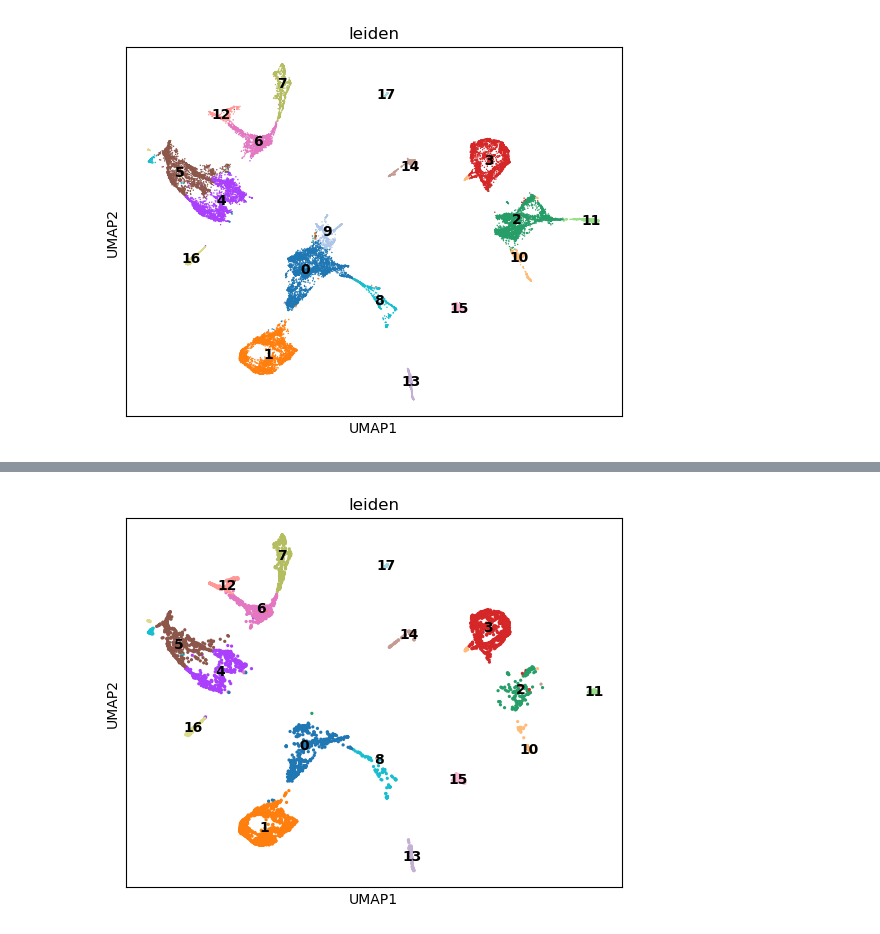
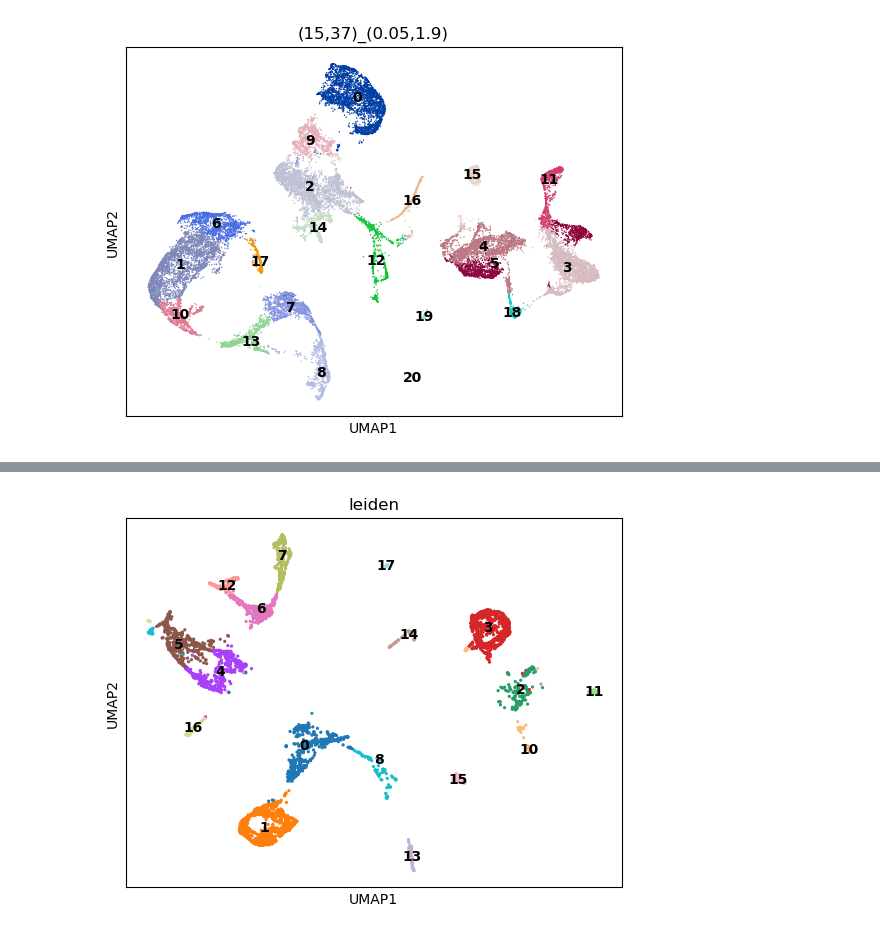
Before and after one commit to hunyei/combined_samples, a Jupyter notebook: notebook/04_clustering_combined.ipynb, the cells around one changed output, grey strips where cells are left out. Drawn from its saved outputs; the diff is of its cells as text; code cells hidden in the pictures.

```diff
--- a/notebook/04_clustering_combined.ipynb
+++ b/notebook/04_clustering_combined.ipynb
@@ -110,19 +122,19 @@ plt.show()
 # %%
 #decided clustering combination
-n_pcs=27
-n_neighbors=25
-min_dist=0.005
-spread=1
+n_pcs=15
+n_neighbors=37
+min_dist=0.05
+spread=1.9
 adata_transformed = adata_combined.copy()
 sc.pp.normalize_total(adata_transformed, target_sum=1e4)
 sc.pp.log1p(adata_transformed)
 sc.tl.pca(adata_transformed, n_comps=50, svd_solver='arpack')
 sc.pp.neighbors(adata_transformed, n_pcs=n_pcs, n_neighbors=n_neighbors)
 sc.tl.umap(adata_transformed,min_dist=min_dist, spread=spread)
 sc.tl.leiden(adata_transformed,resolution=0.5)
 sc.pl.umap(adata_transformed,color="leiden",cmap="viridis",
-          legend_loc="on data",
+          legend_loc="on data", title=f"({n_pcs},{n_neighbors})_({min_dist},{spread})"
          #save=f"_combined_umap_({n_pcs},{n_neighbors})_({min_dist},{spread}).pdf"
           )
 # %% [output]
-[figure, old version]
+[figure, new version]
```
Also changed, not shown: parts of 12 cells of this notebook, 2 other files.
